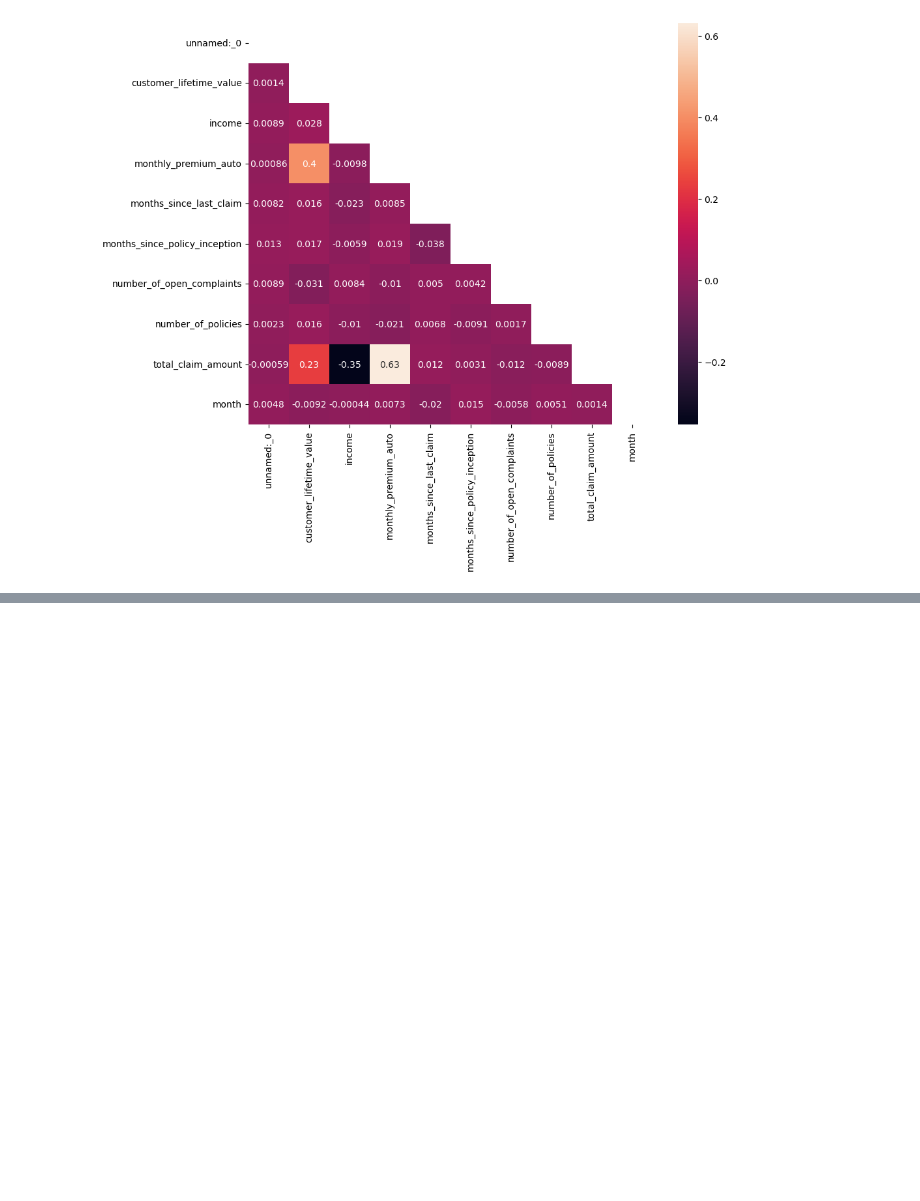
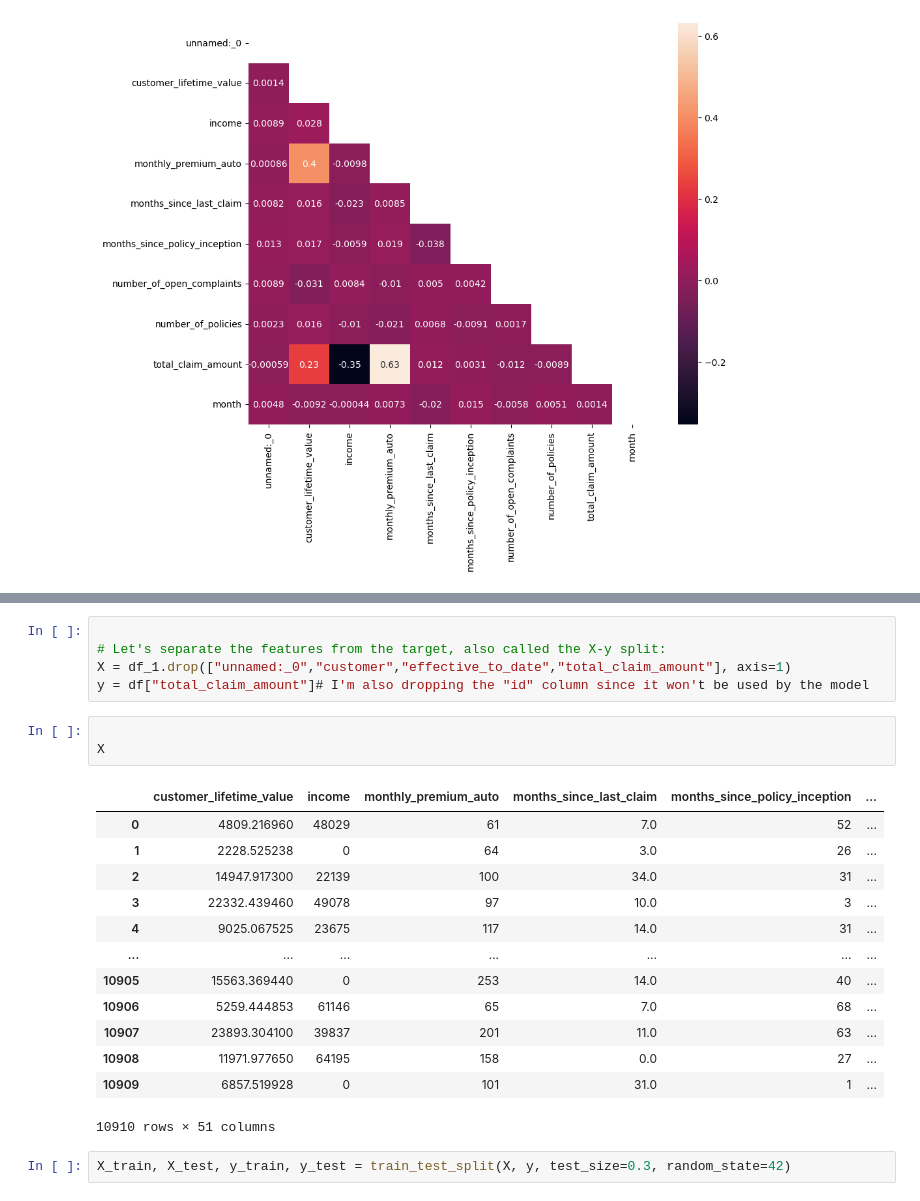
Before and after one commit to Tetiana93/lab-customer-analysis-round-2, a Jupyter notebook: lab-customer-analysis-round-2.ipynb, the cells around one changed output, grey strips where cells are left out. Saved outputs shown, nothing was run; the diff lists cells and outputs as text; blank space fills up the shorter version.

```diff
--- a/lab-customer-analysis-round-2.ipynb
+++ b/lab-customer-analysis-round-2.ipynb
@@ -569,0 +668,24 @@ plt.show()
+# %%
+
+# Let's separate the features from the target, also called the X-y split:
+X = df_1.drop(["unnamed:_0","customer","effective_to_date","total_claim_amount"], axis=1)
+y = df["total_claim_amount"]# I'm also dropping the "id" column since it won't be used by the model
+# %%
+
+X
+# %% [output]
+|  | customer_lifetime_value | income | monthly_premium_auto | months_since_last_claim | months_since_policy_inception | ... |
+| 0 | 4809.216960 | 48029 | 61 | 7.0 | 52 | ... |
+| 1 | 2228.525238 | 0 | 64 | 3.0 | 26 | ... |
+| 2 | 14947.917300 | 22139 | 100 | 34.0 | 31 | ... |
+| 3 | 22332.439460 | 49078 | 97 | 10.0 | 3 | ... |
+| 4 | 9025.067525 | 23675 | 117 | 14.0 | 31 | ... |
+| ... | ... | ... | ... | ... | ... | ... |
+| 10905 | 15563.369440 | 0 | 253 | 14.0 | 40 | ... |
+| 10906 | 5259.444853 | 61146 | 65 | 7.0 | 68 | ... |
+| 10907 | 23893.304100 | 39837 | 201 | 11.0 | 63 | ... |
+| 10908 | 11971.977650 | 64195 | 158 | 0.0 | 27 | ... |
+| 10909 | 6857.519928 | 0 | 101 | 31.0 | 1 | ... |
+10910 rows × 51 columns
+# %%
+X_train, X_test, y_train, y_test = train_test_split(X, y, test_size=0.3, random_state=42)
```
Also changed, not shown: parts of 15 cells of this notebook.
